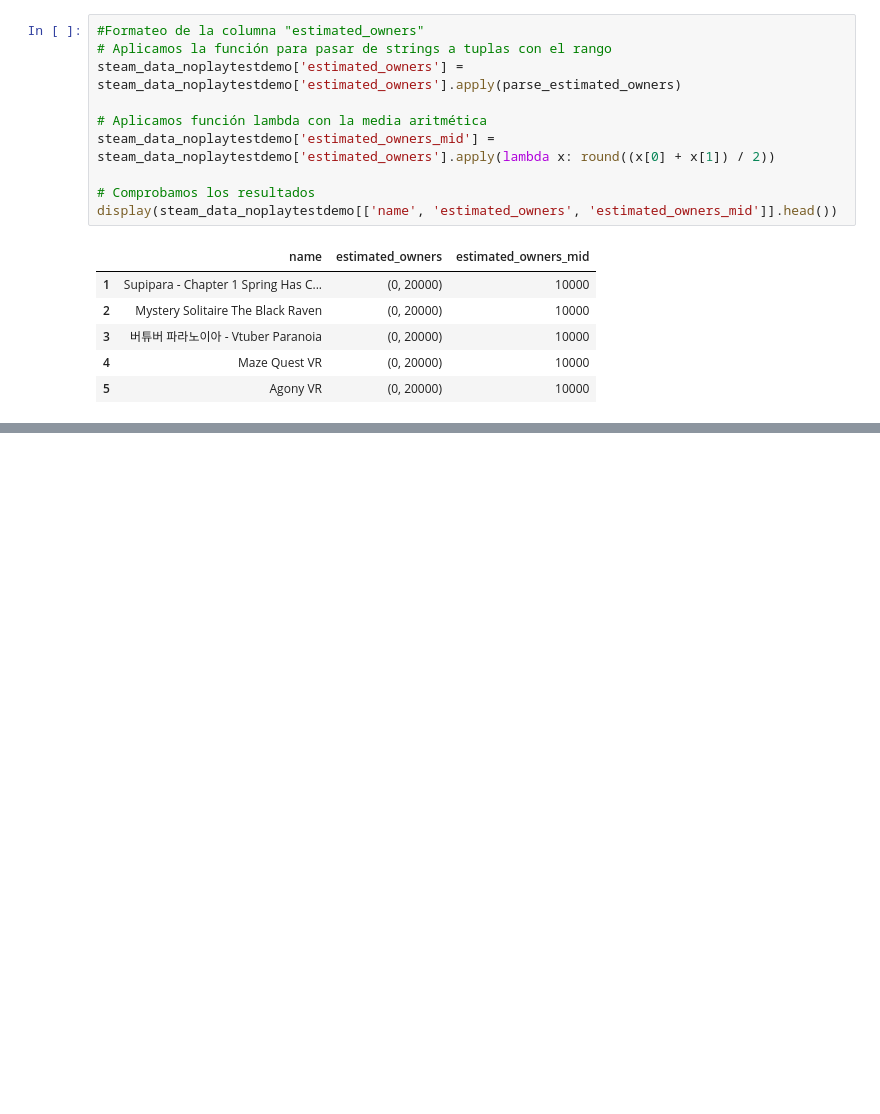
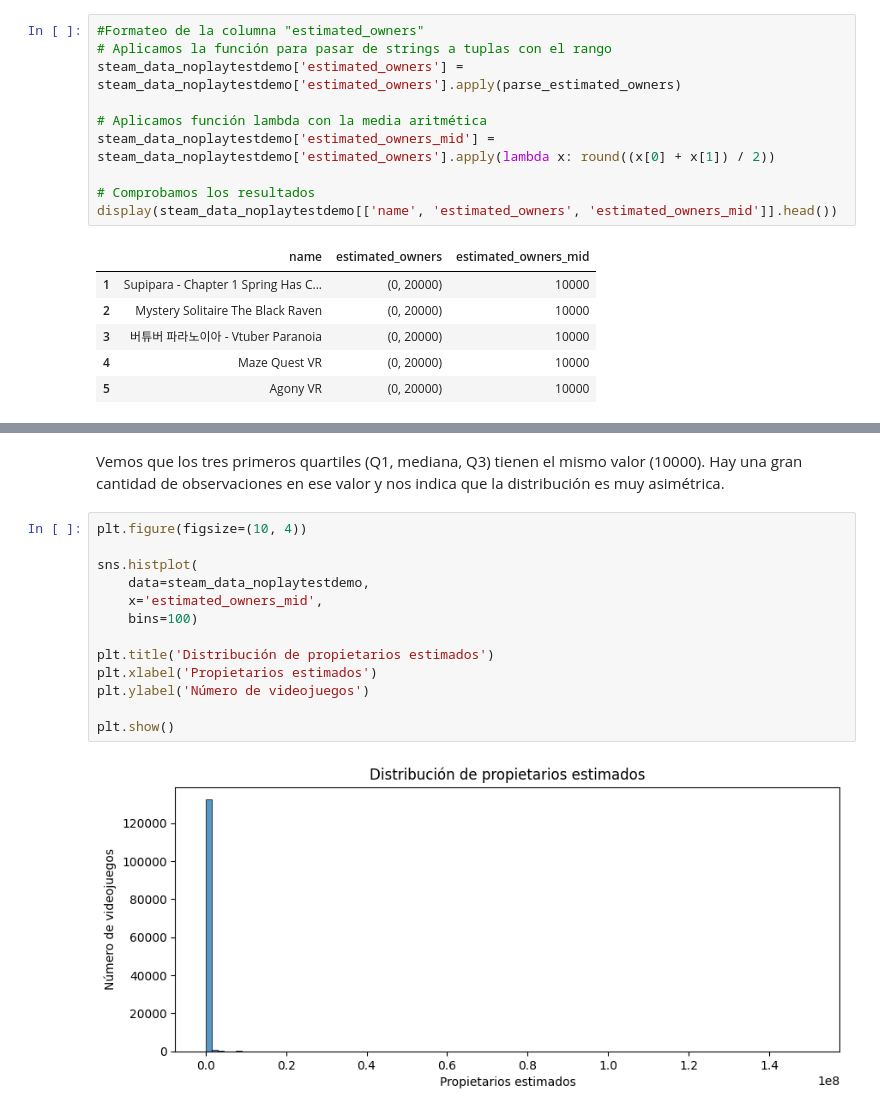
Before and after one commit to GuillemD/TFM, a Jupyter notebook: TFM.ipynb, the cells around one changed output, grey strips where cells are left out. Saved outputs shown, nothing was run; the diff lists cells and outputs as text; blank space fills up the shorter version.

```diff
--- a/TFM.ipynb
+++ b/TFM.ipynb
@@ -551,0 +569,17 @@ display(steam_data_noplaytestdemo[['name', 'estimated_owners', 'estimated_owners
+# %% [markdown]
+Vemos que los tres primeros quartiles (Q1, mediana, Q3) tienen el mismo valor (10000). Hay una gran cantidad de observaciones en ese valor y nos indica que la distribución es muy asimétrica.
+# %%
+plt.figure(figsize=(10, 4))
+
+sns.histplot(
+    data=steam_data_noplaytestdemo,
+    x='estimated_owners_mid',
+    bins=100)
+
+plt.title('Distribución de propietarios estimados')
+plt.xlabel('Propietarios estimados')
+plt.ylabel('Número de videojuegos')
+
+plt.show()
+# %% [output]
+[figure, added]
```
Also changed, not shown: parts of 21 cells of this notebook.
